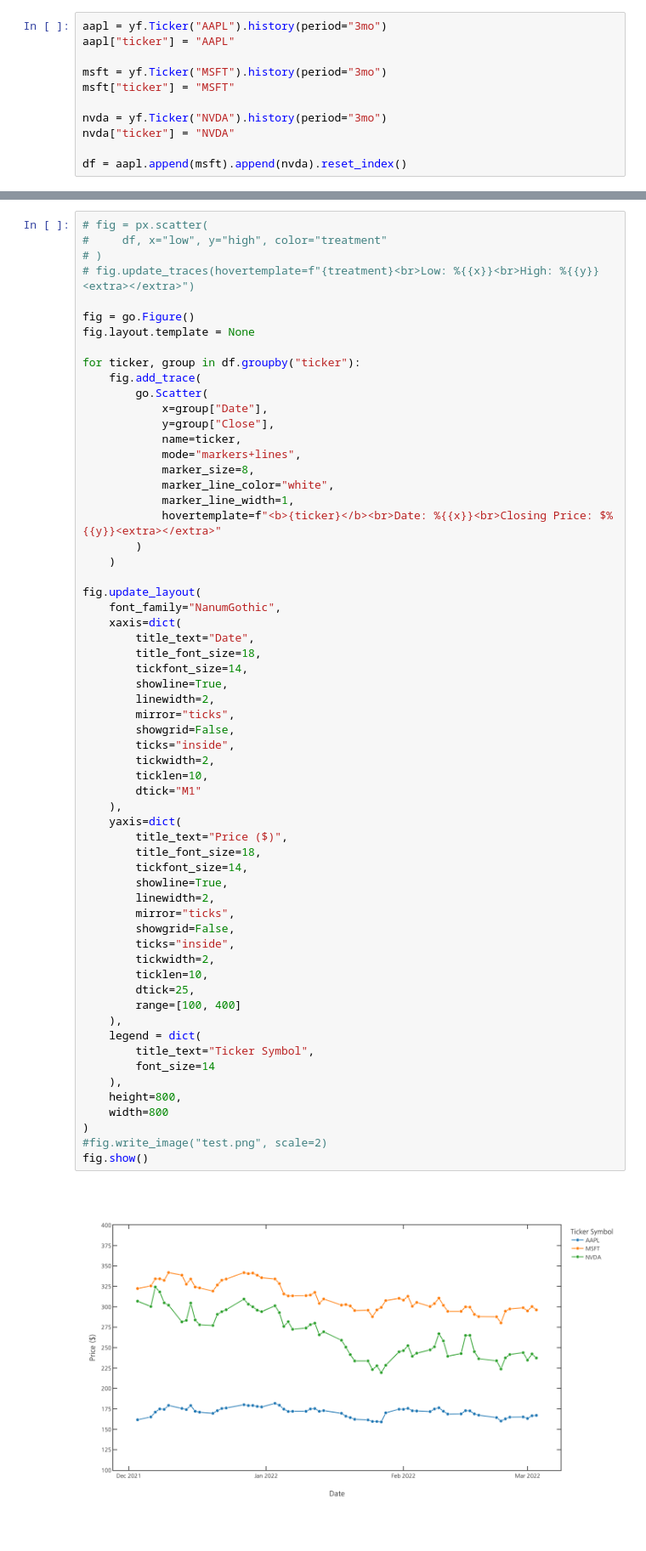
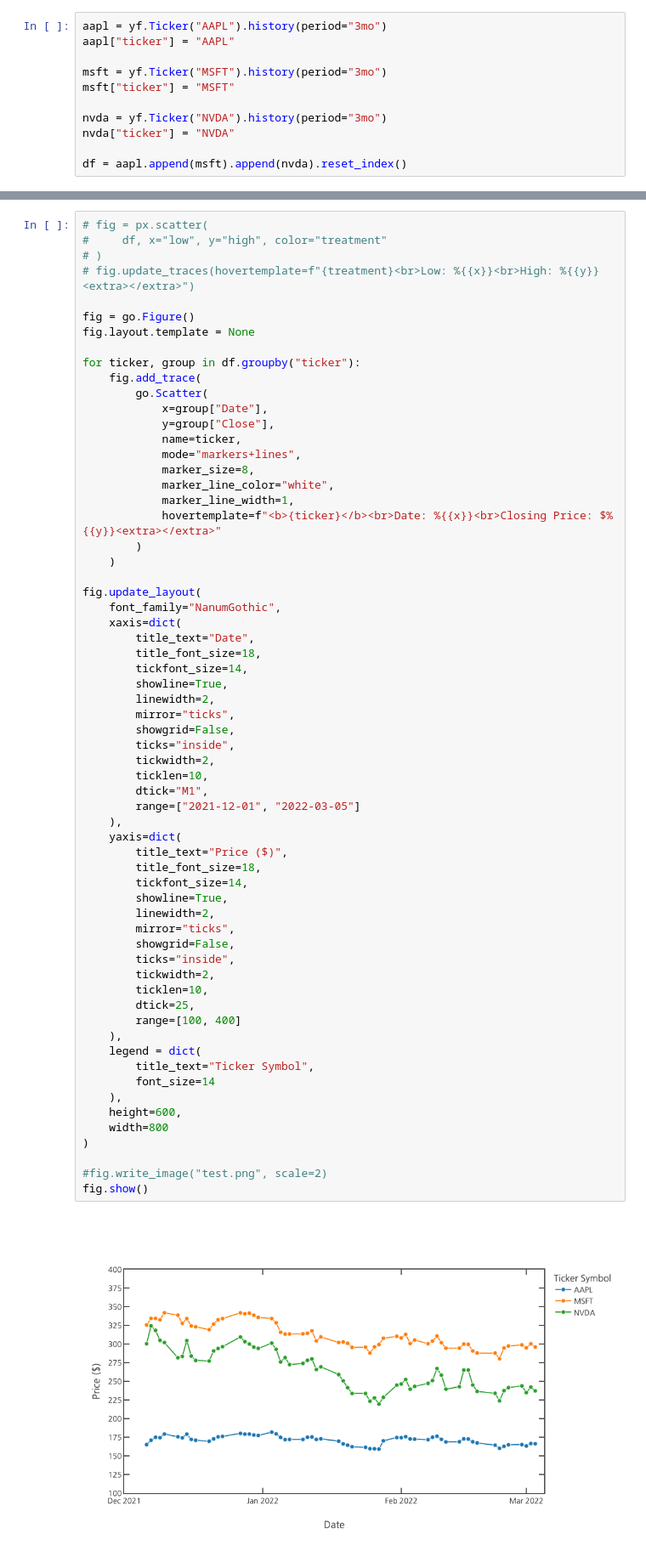
Before and after one commit to anishrao/python-science-tutorial, a Jupyter notebook: plotly/plotly.ipynb, the cells around one changed output, grey strips where cells are left out. Shown at 85% size. Saved outputs shown, nothing was run; the diff lists cells and outputs as text; blank space fills up the shorter version.

```diff
--- a/plotly/plotly.ipynb
+++ b/plotly/plotly.ipynb
@@ -64,33 +66,35 @@ fig.update_layout(
         linewidth=2,
         mirror="ticks",
         showgrid=False,
         ticks="inside",
         tickwidth=2,
         ticklen=10,
-        dtick="M1"
+        dtick="M1",
+        range=["2021-12-01", "2022-03-05"]
     ),
     yaxis=dict(
         title_text="Price ($)",
         title_font_size=18,
         tickfont_size=14,
         showline=True,
         linewidth=2,
         mirror="ticks",
         showgrid=False,
         ticks="inside",
         tickwidth=2,
         ticklen=10,
         dtick=25,
         range=[100, 400]
     ),
     legend = dict(
         title_text="Ticker Symbol",
         font_size=14
     ),
-    height=800,
+    height=600,
     width=800
 )
+
 #fig.write_image("test.png", scale=2)
 fig.show()
 # %% [output]
-[figure, old version]
+[figure, new version]
```
Also changed, not shown: parts of 6 cells of this notebook, 1 other file.
